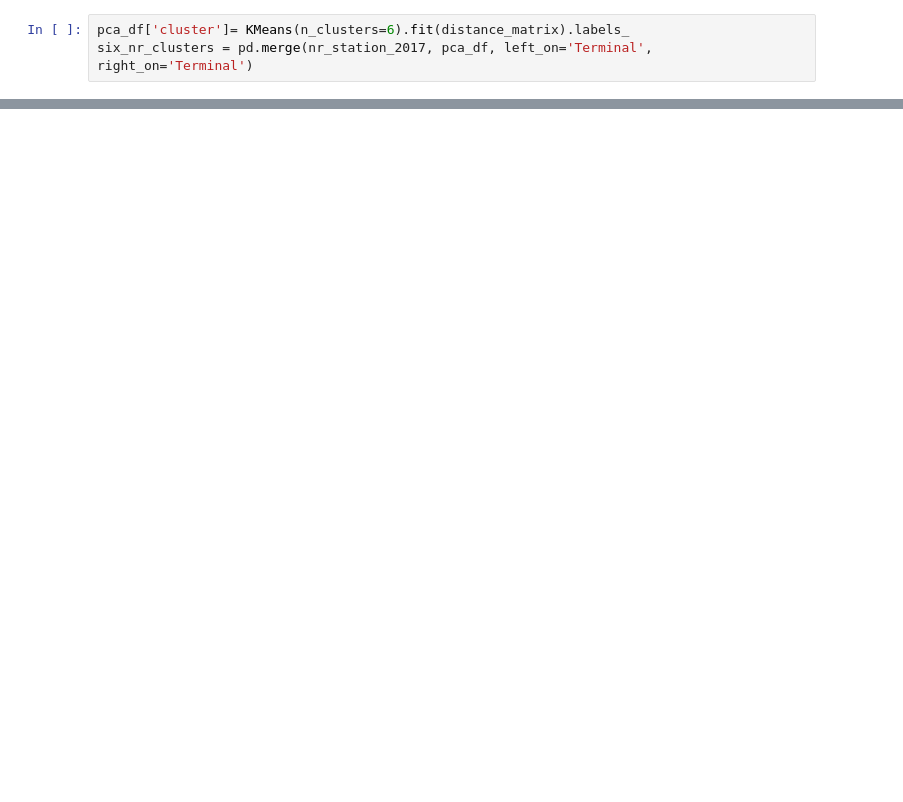
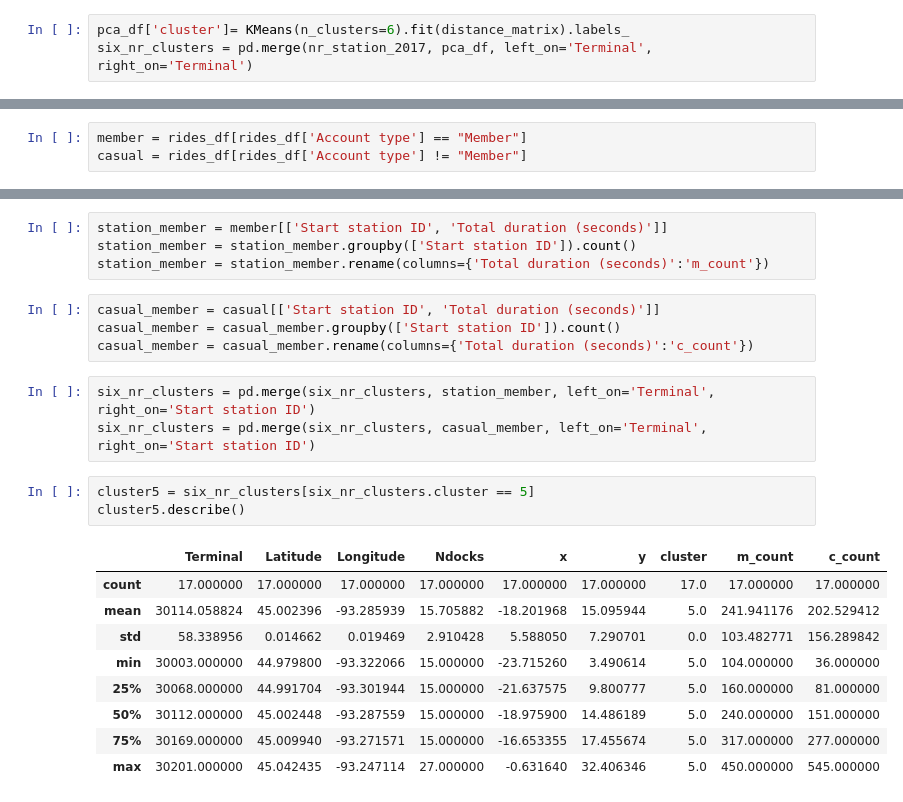
Before and after one commit to SethDKelly/NiceRideMN, a Jupyter notebook: Station KMean prototype.ipynb, the cells around one changed output, grey strips where cells are left out. Drawn from its saved outputs; the diff is of its cells as text; blank space fills up the shorter version.

```diff
--- a/Station KMean prototype.ipynb
+++ b/Station KMean prototype.ipynb
@@ -216,0 +278,3 @@ sns.lmplot(x='Longitude', y='Latitude', hue='cluster', data=six_nr_clusters, fit
+# %%
+member = rides_df[rides_df['Account type'] == "Member"]
+casual = rides_df[rides_df['Account type'] != "Member"]
@@ -216,0 +290,24 @@ sns.lmplot(x='Longitude', y='Latitude', hue='cluster', data=six_nr_clusters, fit
+# %%
+station_member = member[['Start station ID', 'Total duration (seconds)']]
+station_member = station_member.groupby(['Start station ID']).count()
+station_member = station_member.rename(columns={'Total duration (seconds)':'m_count'})
+# %%
+casual_member = casual[['Start station ID', 'Total duration (seconds)']]
+casual_member = casual_member.groupby(['Start station ID']).count()
+casual_member = casual_member.rename(columns={'Total duration (seconds)':'c_count'})
+# %%
+six_nr_clusters = pd.merge(six_nr_clusters, station_member, left_on='Terminal', right_on='Start station ID')
+six_nr_clusters = pd.merge(six_nr_clusters, casual_member, left_on='Terminal', right_on='Start station ID')
+# %%
+cluster5 = six_nr_clusters[six_nr_clusters.cluster == 5]
+cluster5.describe()
+# %% [output]
+|  | Terminal | Latitude | Longitude | Ndocks | x | y | cluster | m_count | c_count |
+| count | 17.000000 | 17.000000 | 17.000000 | 17.000000 | 17.000000 | 17.000000 | 17.0 | 17.000000 | 17.000000 |
+| mean | 30114.058824 | 45.002396 | -93.285939 | 15.705882 | -18.201968 | 15.095944 | 5.0 | 241.941176 | 202.529412 |
+| std | 58.338956 | 0.014662 | 0.019469 | 2.910428 | 5.588050 | 7.290701 | 0.0 | 103.482771 | 156.289842 |
+| min | 30003.000000 | 44.979800 | -93.322066 | 15.000000 | -23.715260 | 3.490614 | 5.0 | 104.000000 | 36.000000 |
+| 25% | 30068.000000 | 44.991704 | -93.301944 | 15.000000 | -21.637575 | 9.800777 | 5.0 | 160.000000 | 81.000000 |
+| 50% | 30112.000000 | 45.002448 | -93.287559 | 15.000000 | -18.975900 | 14.486189 | 5.0 | 240.000000 | 151.000000 |
+| 75% | 30169.000000 | 45.009940 | -93.271571 | 15.000000 | -16.653355 | 17.455674 | 5.0 | 317.000000 | 277.000000 |
+| max | 30201.000000 | 45.042435 | -93.247114 | 27.000000 | -0.631640 | 32.406346 | 5.0 | 450.000000 | 545.000000 |
```
Also changed, not shown: parts of 15 cells of this notebook.
